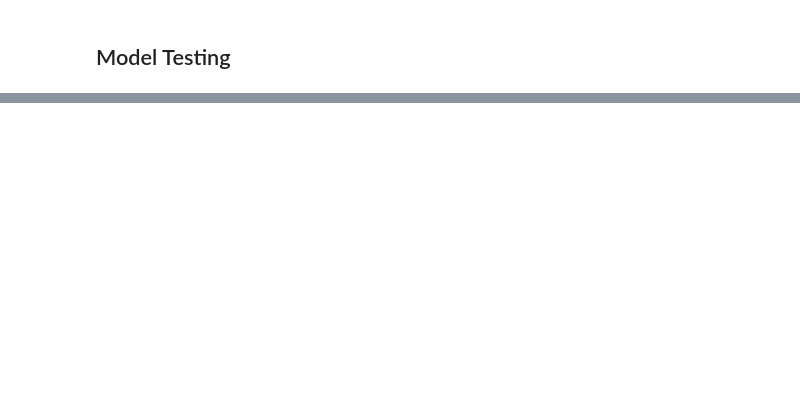
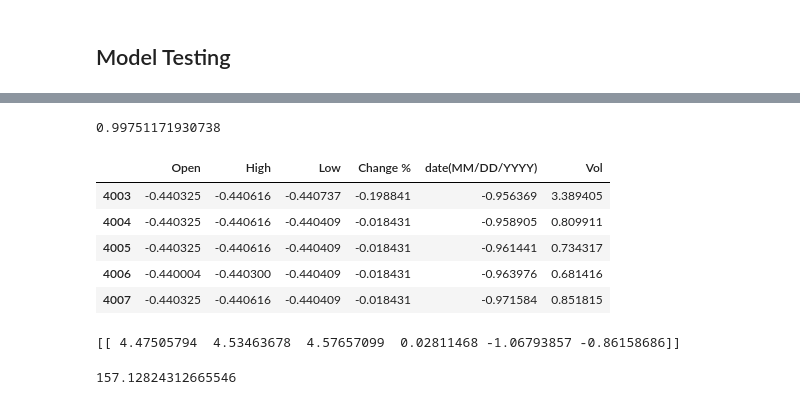
Before and after one commit to savindumahasen/NVIDIA-company-Stock-Market-predictions, a Jupyter notebook: notebook.ipynb, the cells around one changed output, grey strips where cells are left out. Cells and saved outputs as stored; diff of their text form; code cells hidden in the pictures; blank space fills up the shorter version.

```diff
--- a/notebook.ipynb
+++ b/notebook.ipynb
@@ -441,0 +450,31 @@ array([0.1960326 , 0.17967328, 0.20560513, 0.20255449, 0.18218869,
+# %%
+from sklearn.metrics  import r2_score
+score=r2_score(y_test,predictions)
+print(score)
+# %% [output]
+0.99751171930738
+# %%
+X_test.head()
+# %% [output]
+|  | Open | High | Low | Change % | date(MM/DD/YYYY) | Vol |
+| 4003 | -0.440325 | -0.440616 | -0.440737 | -0.198841 | -0.956369 | 3.389405 |
+| 4004 | -0.440325 | -0.440616 | -0.440409 | -0.018431 | -0.958905 | 0.809911 |
+| 4005 | -0.440325 | -0.440616 | -0.440409 | -0.018431 | -0.961441 | 0.734317 |
+| 4006 | -0.440004 | -0.440300 | -0.440409 | -0.018431 | -0.963976 | 0.681416 |
+| 4007 | -0.440325 | -0.440616 | -0.440409 | -0.018431 | -0.971584 | 0.851815 |
+# %%
+# 158.20	159.31	157.34	-0.69	772025	140140000.0
+#4.642891	4.588654	4.719988	-0.030879	-1.055260	-0.931910
+#7/2/2025	157.25	152.98	157.6	152.97	171,220,000	2.58%
+#4.648357	4.641407	4.734100	0.005563	-1.065403	-0.923809
+# 145.56,   147.96, 145.5, 2.59%, 6242025,187570000.0,
+user_data =[[152.98	,157.60	,152.97	,2.58,722025, 171220000.0]]
+scaled_data=std_scaler.transform(user_data)
+print(scaled_data)
+# %% [output]
+[[ 4.47505794  4.53463678  4.57657099  0.02811468 -1.06793857 -0.86158686]]
+# %%
+predictions=lr_model.predict(scaled_data)
+predictions[0]
+# %% [output]
+157.12824312665546
```
Also changed, not shown: parts of 12 cells of this notebook.
